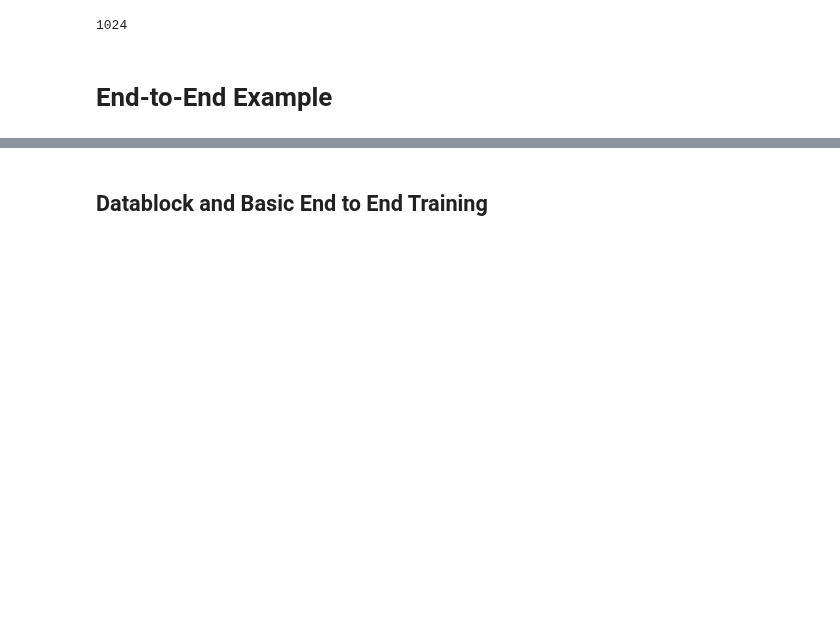
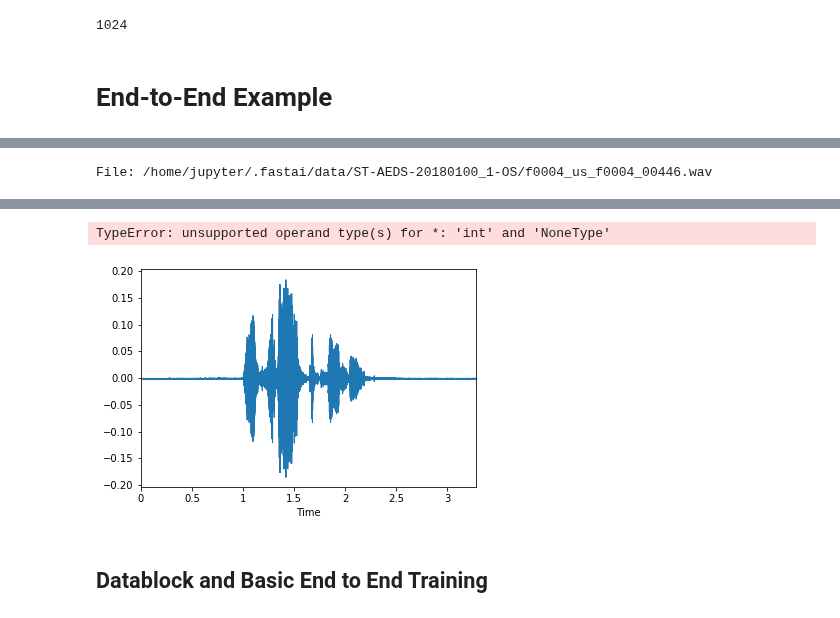
Before and after one commit to fastaudio/fastai2_audio, a Jupyter notebook: dev/72_audio_tutorial.ipynb, the cells around one changed output, grey strips where cells are left out. Saved outputs shown, nothing was run; the diff lists cells and outputs as text; code cells hidden in the pictures; blank space fills up the shorter version.

```diff
--- a/dev/72_audio_tutorial.ipynb
+++ b/dev/72_audio_tutorial.ipynb
@@ -51,0 +78,10 @@ for i in range(2): pipe.show(pipe(i))
+# %%
+labeler = lambda x: str(x).split('/')[-1][:5]
+tfms = [[AudioItem.create, Resample(8000)], [labeler]]
+items = get_audio_files(p)
+
+tds = TfmdDS(items, tfms)
+tds.show(tds[0])
+tdl = TfmdDL(tds, bs=8, after_item=[AudioToSpec(), CropTime(1000), MaskTime(), MaskFreq()])
+# %% [output]
+File: /home/jupyter/.fastai/data/ST-AEDS-20180100_1-OS/f0004_us_f0004_00446.wav
@@ -51,0 +89,2 @@ for i in range(2): pipe.show(pipe(i))
+TypeError: unsupported operand type(s) for *: 'int' and 'NoneType'
+[figure, added]
```
Also changed, not shown: parts of 8 cells of this notebook, 2 other files.
